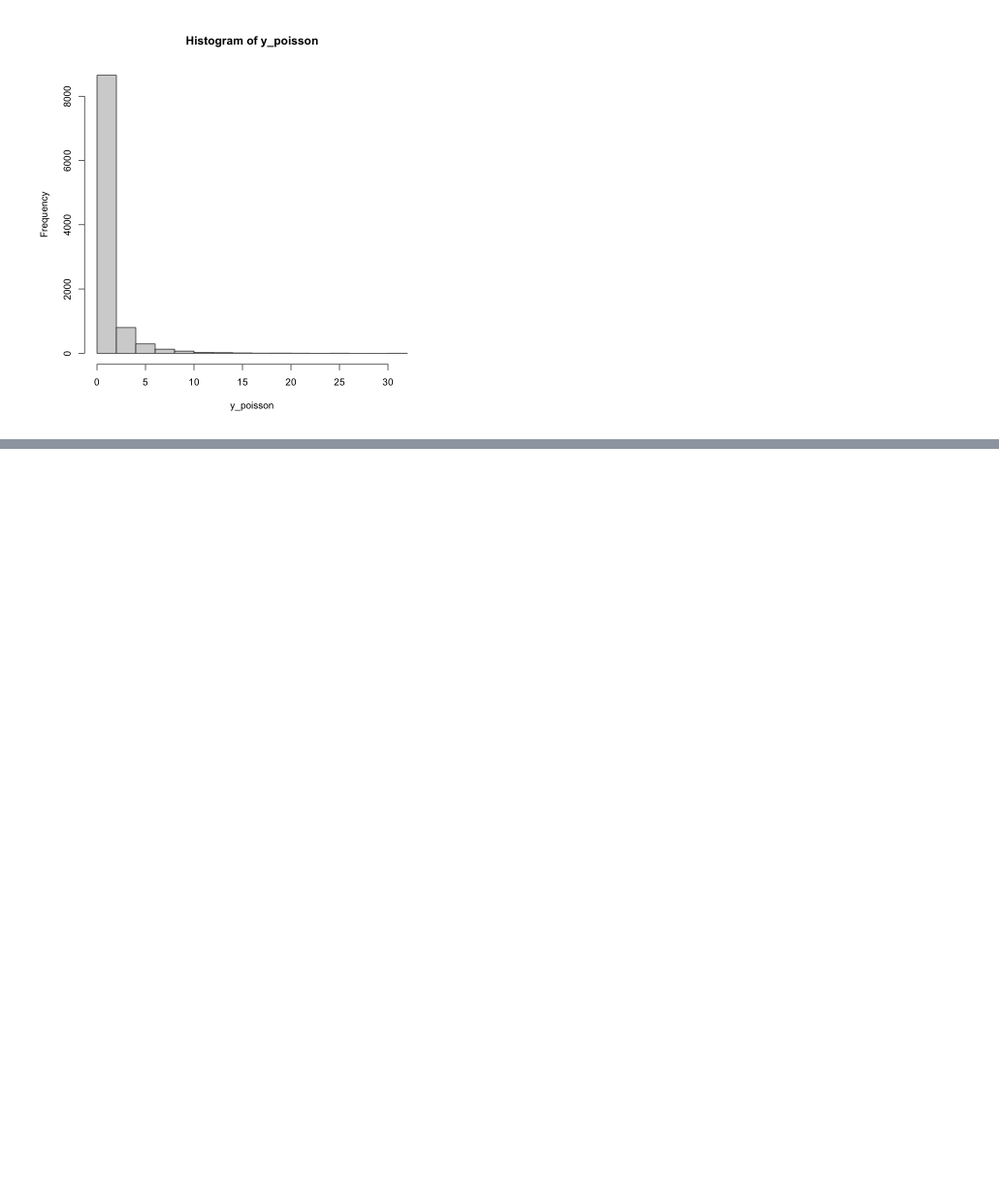
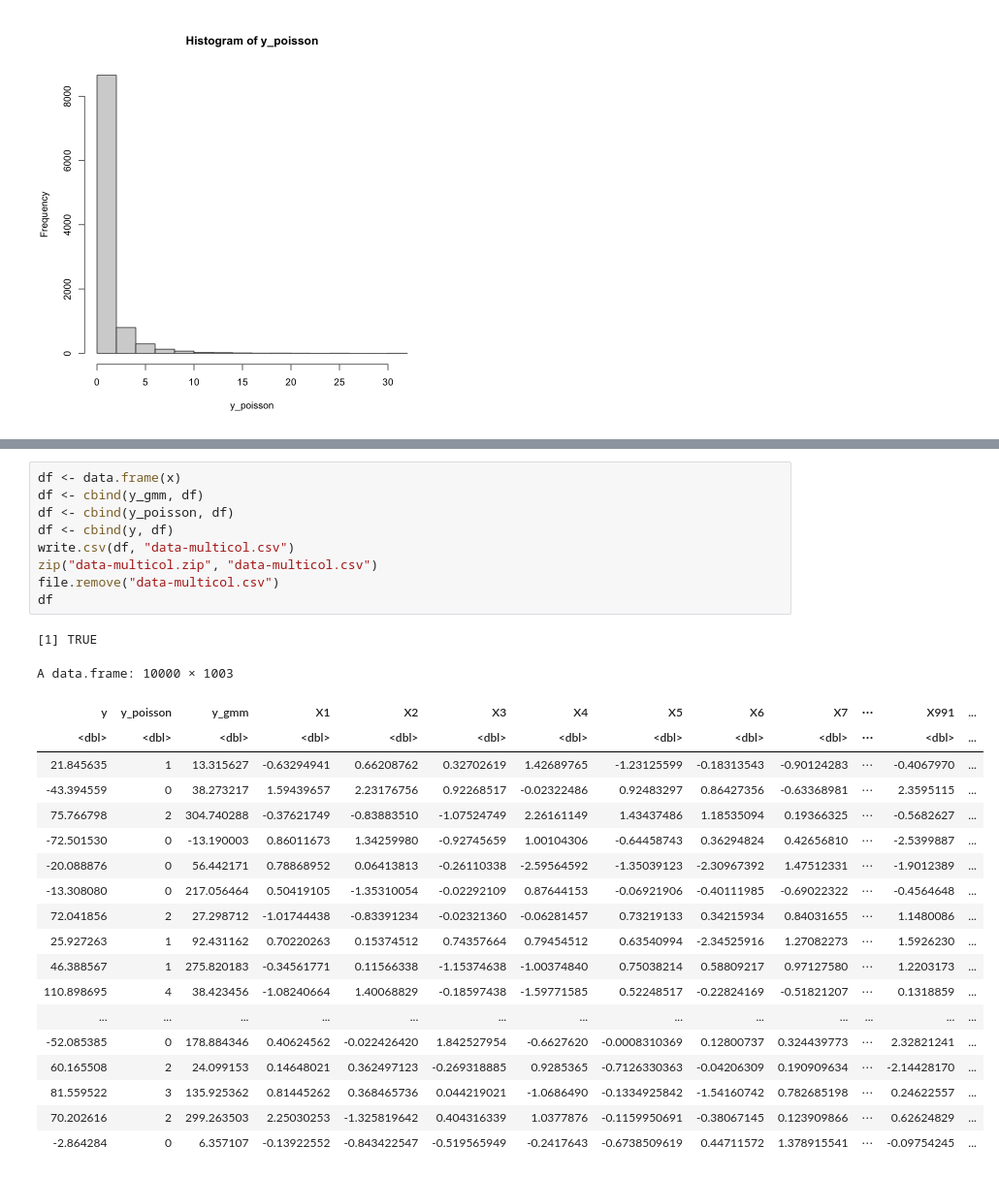
Before and after one commit to notfolder/R-datagen, a Jupyter notebook: R-datagen.ipynb, the cells around one changed output, grey strips where cells are left out. Shown at 97% size. Drawn from its saved outputs; the diff is of its cells as text; blank space fills up the shorter version.

```diff
--- a/R-datagen.ipynb
+++ b/R-datagen.ipynb
@@ -100,0 +135,30 @@ A data.frame: 10000 × 1003
+# %%
+df <- data.frame(x)
+df <- cbind(y_gmm, df)
+df <- cbind(y_poisson, df)
+df <- cbind(y, df)
+write.csv(df, "data-multicol.csv")
+zip("data-multicol.zip", "data-multicol.csv")
+file.remove("data-multicol.csv")
+df
+# %% [output]
+[1] TRUE
+A data.frame: 10000 × 1003
+| y | y_poisson | y_gmm | X1 | X2 | X3 | X4 | X5 | X6 | X7 | ⋯ | X991 | ... |
+| <dbl> | <dbl> | <dbl> | <dbl> | <dbl> | <dbl> | <dbl> | <dbl> | <dbl> | <dbl> | ⋯ | <dbl> | ... |
+| 21.845635 | 1 | 13.315627 | -0.63294941 | 0.66208762 | 0.32702619 | 1.42689765 | -1.23125599 | -0.18313543 | -0.90124283 | ⋯ | -0.4067970 | ... |
+| -43.394559 | 0 | 38.273217 | 1.59439657 | 2.23176756 | 0.92268517 | -0.02322486 | 0.92483297 | 0.86427356 | -0.63368981 | ⋯ | 2.3595115 | ... |
+| 75.766798 | 2 | 304.740288 | -0.37621749 | -0.83883510 | -1.07524749 | 2.26161149 | 1.43437486 | 1.18535094 | 0.19366325 | ⋯ | -0.5682627 | ... |
+| -72.501530 | 0 | -13.190003 | 0.86011673 | 1.34259980 | -0.92745659 | 1.00104306 | -0.64458743 | 0.36294824 | 0.42656810 | ⋯ | -2.5399887 | ... |
+| -20.088876 | 0 | 56.442171 | 0.78868952 | 0.06413813 | -0.26110338 | -2.59564592 | -1.35039123 | -2.30967392 | 1.47512331 | ⋯ | -1.9012389 | ... |
+| -13.308080 | 0 | 217.056464 | 0.50419105 | -1.35310054 | -0.02292109 | 0.87644153 | -0.06921906 | -0.40111985 | -0.69022322 | ⋯ | -0.4564648 | ... |
+| 72.041856 | 2 | 27.298712 | -1.01744438 | -0.83391234 | -0.02321360 | -0.06281457 | 0.73219133 | 0.34215934 | 0.84031655 | ⋯ | 1.1480086 | ... |
+| 25.927263 | 1 | 92.431162 | 0.70220263 | 0.15374512 | 0.74357664 | 0.79454512 | 0.63540994 | -2.34525916 | 1.27082273 | ⋯ | 1.5926230 | ... |
+| 46.388567 | 1 | 275.820183 | -0.34561771 | 0.11566338 | -1.15374638 | -1.00374840 | 0.75038214 | 0.58809217 | 0.97127580 | ⋯ | 1.2203173 | ... |
+| 110.898695 | 4 | 38.423456 | -1.08240664 | 1.40068829 | -0.18597438 | -1.59771585 | 0.52248517 | -0.22824169 | -0.51821207 | ⋯ | 0.1318859 | ... |
+| ... | ... | ... | ... | ... | ... | ... | ... | ... | ... | ... | ... | ... |
+| -52.085385 | 0 | 178.884346 | 0.40624562 | -0.022426420 | 1.842527954 | -0.6627620 | -0.0008310369 | 0.12800737 | 0.324439773 | ⋯ | 2.32821241 | ... |
+| 60.165508 | 2 | 24.099153 | 0.14648021 | 0.362497123 | -0.269318885 | 0.9285365 | -0.7126330363 | -0.04206309 | 0.190909634 | ⋯ | -2.14428170 | ... |
+| 81.559522 | 3 | 135.925362 | 0.81445262 | 0.368465736 | 0.044219021 | -1.0686490 | -0.1334925842 | -1.54160742 | 0.782685198 | ⋯ | 0.24622557 | ... |
+| 70.202616 | 2 | 299.263503 | 2.25030253 | -1.325819642 | 0.404316339 | 1.0377876 | -0.1159950691 | -0.38067145 | 0.123909866 | ⋯ | 0.62624829 | ... |
+| -2.864284 | 0 | 6.357107 | -0.13922552 | -0.843422547 | -0.519565949 | -0.2417643 | -0.6738509619 | 0.44711572 | 1.378915541 | ⋯ | -0.09754245 | ... |
```
Also changed, not shown: parts of 2 cells of this notebook, 3 other files.
